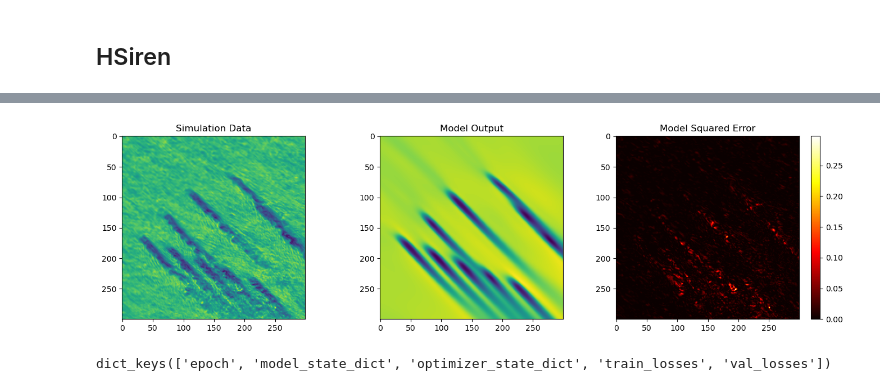
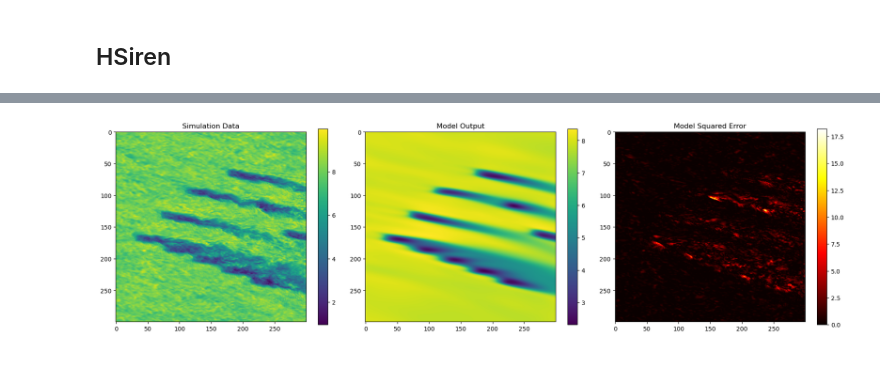
Before and after one commit to erenaydoslu/AI2P-WindFarmControl, a Jupyter notebook: experiments/NavierStokes/results.ipynb, the cells around one changed output, grey strips where cells are left out. Drawn from its saved outputs; the diff is of its cells as text; code cells hidden in the pictures; blank space fills up the shorter version.

```diff
--- a/experiments/NavierStokes/results.ipynb
+++ b/experiments/NavierStokes/results.ipynb
@@ -168,10 +125,11 @@ len(test_loader)
 # %%
+epoch = 208
 omega = 10
-epoch = 208
+hidden_size = 256
 physics_coef = 0.01
 
-checkpoint = torch.load(f"D:/models2/HSiren256-w10-p0.01-f/model{epoch}.pt")
+checkpoint = torch.load(f"D:/models2/HSiren{hidden_size}-w{omega}-p{physics_coef}-f/model{epoch}.pt")
 
 best_epoch = np.argsort(checkpoint['val_losses']['total'])[0]+1
-best_epoch, checkpoint['train_losses']['total'][best_epoch-1]*64, checkpoint['val_losses']['total'][best_epoch-1]*64
+print(f"Best Epoch: {best_epoch} \nTrain Loss: {checkpoint['train_losses']['total'][best_epoch-1]*64:.4f} \nVal Loss: {checkpoint['val_losses']['total'][best_epoch-1]*64:.4f}")
 # %% [output]
@@ -196,12 +156,12 @@ fig.tight_layout()
 # %%
 model = HSiren(in_features=26,
-               hidden_features=128,
+               hidden_features=hidden_size,
                hidden_layers=5,
                out_features=4,
                outermost_linear=True,
                hidden_omega_0=omega).cuda()
 
-checkpoint = torch.load(f"models/HSiren{omega}-p{physics_coef}-f/model{best_epoch}.pt")
+checkpoint = torch.load(f"D:/models2/HSiren{hidden_size}-w{omega}-p{physics_coef}-f/model{best_epoch}.pt")
 
 try:
     del checkpoint['model_state_dict']['density']
@@ -218,14 +178,16 @@ output_fields = []
 with torch.no_grad():
     for inputs, targets in test_loader:
         inputs = inputs.flatten(0, 1).float().cuda(non_blocking=True)
-        targets = targets.flatten(0, 1).float().cuda(non_blocking=True)
+        targets = targets.flatten(0, 1).float().cuda(non_blocking=True) * 8
 
-        outputs, _ = model(inputs)
+        outputs = model(inputs)[0] * 8
 
         target_fields.append(targets.reshape(300, 300, 3).detach().cpu())
         output_fields.append(outputs.reshape(300, 300, 4).detach().cpu())
 
 targ_tensor = torch.stack(target_fields).flatten(0, 2)
 out_tensor = torch.stack(output_fields)[:, :, :, :3].flatten(0, 2)
-torch.nn.functional.mse_loss(targ_tensor, out_tensor) * 64
+test_mse = torch.nn.functional.mse_loss(targ_tensor, out_tensor)
+
+print(f"Test Loss: {test_mse:.4f} \nAverage Error: {test_mse**0.5:.3f} m/s")
 # %% [output]
@@ -235,18 +196,25 @@ sample = -1
+# %%
+#Calculating magnitude of wind speed using x-y components
+umean_pred = list(map(lambda x: torch.sqrt(x[:, :, 0]**2 + x[:, :, 1]**2), output_fields))
+umean_field = list(map(lambda x: torch.sqrt(x[:, :, 0]**2 + x[:, :, 1]**2), target_fields))
 # %%
-sample += 1
-squared_error = (output_fields[sample][:, :, 0] - target_fields[sample][:, :, 0]).pow(2)
+sample = 8
 
-fig, ax = plt.subplots(ncols=3, figsize=(14, 4))
+squared_error = (umean_pred[sample] - umean_field[sample]).pow(2)
 
-ax[0].imshow(target_fields[sample][:, :, 0])
-ax[1].imshow(output_fields[sample][:, :, 0])
+fig, ax = plt.subplots(ncols=3, figsize=(18, 5))
+
+im = ax[0].imshow(umean_field[sample])
+fig.colorbar(im)
+im = ax[1].imshow(umean_pred[sample])
+fig.colorbar(im)
 im = ax[2].imshow(squared_error, cmap='hot')
 fig.colorbar(im)
 
 ax[0].set_title("Simulation Data")
 ax[1].set_title("Model Output")
 ax[2].set_title("Model Squared Error")
 
 fig.tight_layout()
 # %% [output]
-[figure, old version]
+[figure, new version]
@@ -259,4 +220,0 @@ silup001 = torch.load("D:/models2/SiLU128-d5-p0.01-f/model600.pt")
-# %%
-silup1.keys()
-# %% [output]
-dict_keys(['epoch', 'model_state_dict', 'optimizer_state_dict', 'train_losses', 'val_losses'])
```
Also changed, not shown: parts of 22 cells of this notebook, 3 other files.
